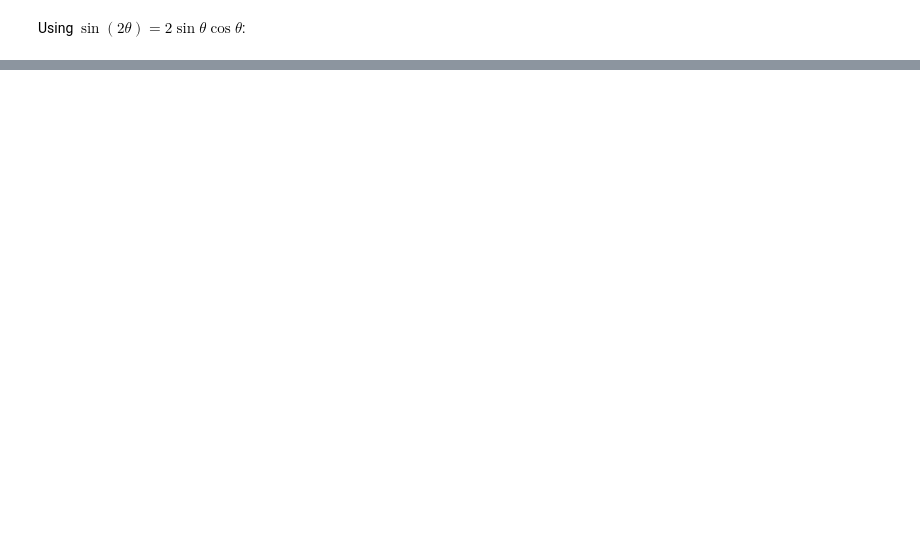
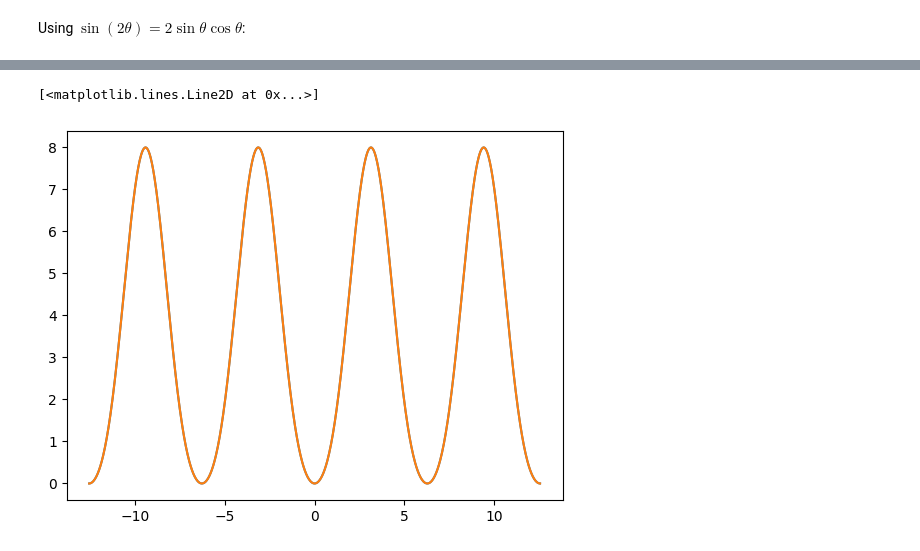
Before and after one commit to tabjone/2DHDCZ, a Jupyter notebook: testing/von_neumann.ipynb, the cells around one changed output, grey strips where cells are left out. Cells and saved outputs as stored; diff of their text form; code cells hidden in the pictures; blank space fills up the shorter version.

Commit message:
Visual test

```diff
--- a/testing/von_neumann.ipynb
+++ b/testing/von_neumann.ipynb
@@ -177,0 +180,12 @@ So this is completely wrong.
+# %%
+def first_expression(theta, a):
+    return (a)**2/4*(-3+4*cos(theta)-cos(2*theta))**(2)-a*(-3+4*cos(theta)-cos(2*theta))+(a)**2/4*(4*sin(theta)-sin(2*theta))**(2)
+
+def last_expression(theta, a):
+    return (a/2)**(2) *(26-32*cos(theta)+6*cos(2*theta))-a*(-3+4*cos(theta)-cos(2*theta))
+
+plt.plot(theta, first_expression(theta,-1))
+plt.plot(theta ,last_expression(theta,-1))
+# %% [output]
+[<matplotlib.lines.Line2D at 0x...>]
+[figure, added]
```
Also changed, not shown: parts of 9 cells of this notebook.
